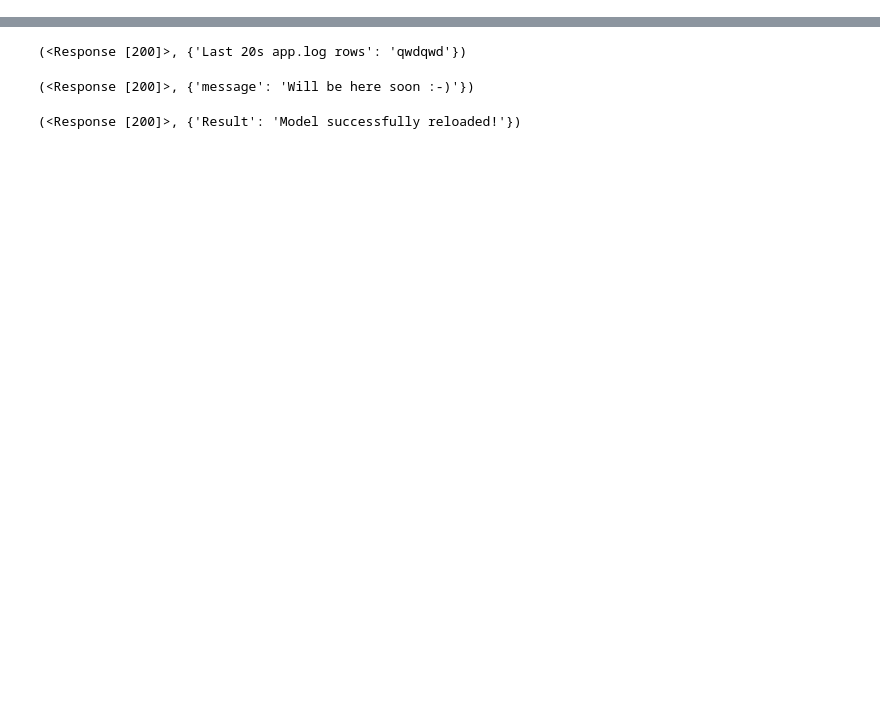
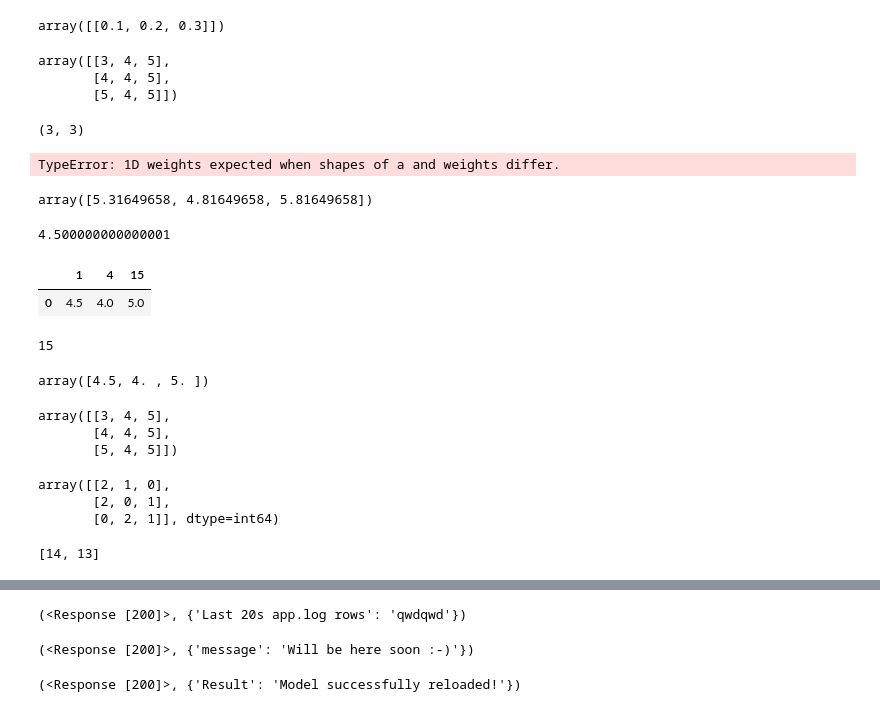
Before and after one commit to nikitalotts/recsys-mf, a Jupyter notebook: model/model_building.ipynb, the cells around one changed output, grey strips where cells are left out. Drawn from its saved outputs; the diff is of its cells as text; code cells hidden in the pictures; blank space fills up the shorter version.

```diff
--- a/model/model_building.ipynb
+++ b/model/model_building.ipynb
@@ -7,0 +21,7 @@ import json
+# %%
+weights = np.array([
+    np.linspace(1, 3, 3)
+]) / 10
+weights
+# %% [output]
+array([[0.1, 0.2, 0.3]])
@@ -7,0 +30,69 @@ import json
+# %%
+marks = np.array([
+    [3, 4, 5],
+    [4, 4, 5],
+    [5, 4, 5]
+    ])
+marks
+# %% [output]
+array([[3, 4, 5],
+       [4, 4, 5],
+       [5, 4, 5]])
+# %%
+np.broadcast_arrays(weights, marks)[0]
+# %% [output]
+(3, 3)
+# %%
+np.average(marks, axis=0, weights=weights.reshape(-1, 1))
+# %% [output]
+TypeError: 1D weights expected when shapes of a and weights differ.
+# %%
+output = np.average(marks, axis=0, weights=weights)
+output + np.std(marks[0])
+# %% [output]
+array([5.31649658, 4.81649658, 5.81649658])
+# %%
+(0.1 * 3 + 0.4*4 + 0.7*5) / (0.1+0.4+0.7)
+# %% [output]
+4.500000000000001
+# %%
+columns = [1, 4, 15]
+# %%
+df = pd.DataFrame(data=[output], columns=columns)
+df
+# %% [output]
+|  | 1 | 4 | 15 |
+| 0 | 4.5 | 4.0 | 5.0 |
+# %%
+# max movie id
+df.idxmax(axis=1).max()
+# %% [output]
+15
+# %%
+output
+# %% [output]
+array([4.5, 4. , 5. ])
+# %%
+marks
+# %% [output]
+array([[3, 4, 5],
+       [4, 4, 5],
+       [5, 4, 5]])
+# %%
+# 0 = по y(по вертикали)
+# 1 = по x(по горизонтали)
+# матриця
+
+# для множеств
+maxar = np.argsort(-np.array(marks),axis=1)
+maxar
+# %% [output]
+array([[2, 1, 0],
+       [2, 0, 1],
+       [0, 2, 1]], dtype=int64)
+# %%
+arr = [1, 14, 5, 13]
+arr.sort()
+    arr[::-1][:2]
+# %% [output]
+[14, 13]
```
Also changed, not shown: parts of 59 cells of this notebook, 2 other files.
